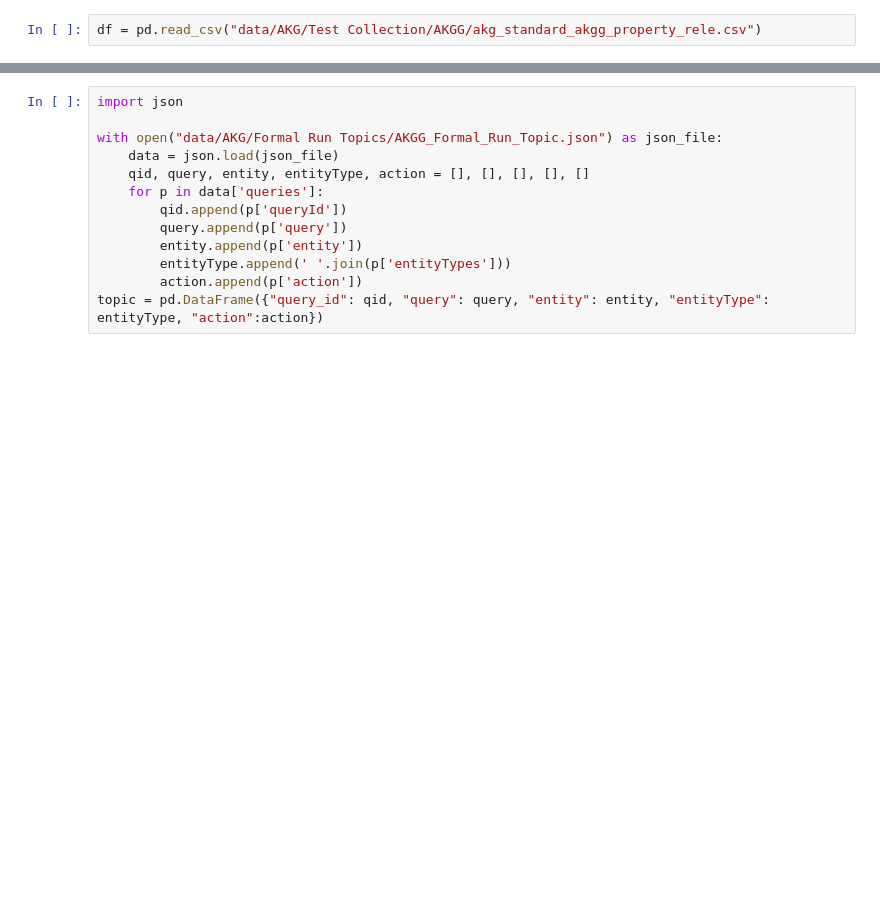
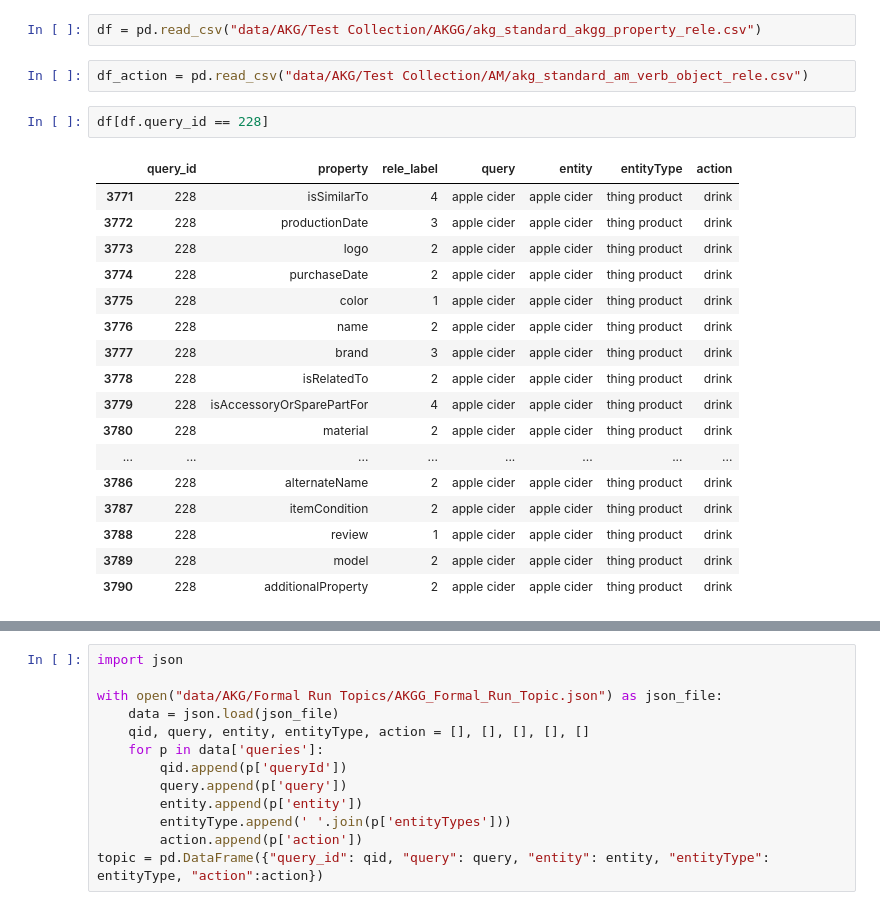
Before and after one commit to feay1234/WikiHow-Task-Based, a Jupyter notebook: AKG Experiments.ipynb, the cells around one changed output, grey strips where cells are left out. Saved outputs shown, nothing was run; the diff lists cells and outputs as text; blank space fills up the shorter version.

Commit message:
best candidate property

```diff
--- a/AKG Experiments.ipynb
+++ b/AKG Experiments.ipynb
@@ -5,2 +16,24 @@ from tqdm.autonotebook import tqdm
 # %%
 df = pd.read_csv("data/AKG/Test Collection/AKGG/akg_standard_akgg_property_rele.csv")
+# %%
+df_action = pd.read_csv("data/AKG/Test Collection/AM/akg_standard_am_verb_object_rele.csv")
+# %%
+df[df.query_id == 228]
+# %% [output]
+|  | query_id | property | rele_label | query | entity | entityType | action |
+| 3771 | 228 | isSimilarTo | 4 | apple cider | apple cider | thing product | drink |
+| 3772 | 228 | productionDate | 3 | apple cider | apple cider | thing product | drink |
+| 3773 | 228 | logo | 2 | apple cider | apple cider | thing product | drink |
+| 3774 | 228 | purchaseDate | 2 | apple cider | apple cider | thing product | drink |
+| 3775 | 228 | color | 1 | apple cider | apple cider | thing product | drink |
+| 3776 | 228 | name | 2 | apple cider | apple cider | thing product | drink |
+| 3777 | 228 | brand | 3 | apple cider | apple cider | thing product | drink |
+| 3778 | 228 | isRelatedTo | 2 | apple cider | apple cider | thing product | drink |
+| 3779 | 228 | isAccessoryOrSparePartFor | 4 | apple cider | apple cider | thing product | drink |
+| 3780 | 228 | material | 2 | apple cider | apple cider | thing product | drink |
+| ... | ... | ... | ... | ... | ... | ... | ... |
+| 3786 | 228 | alternateName | 2 | apple cider | apple cider | thing product | drink |
+| 3787 | 228 | itemCondition | 2 | apple cider | apple cider | thing product | drink |
+| 3788 | 228 | review | 1 | apple cider | apple cider | thing product | drink |
+| 3789 | 228 | model | 2 | apple cider | apple cider | thing product | drink |
+| 3790 | 228 | additionalProperty | 2 | apple cider | apple cider | thing product | drink |
```
Also changed, not shown: parts of 44 cells of this notebook.
